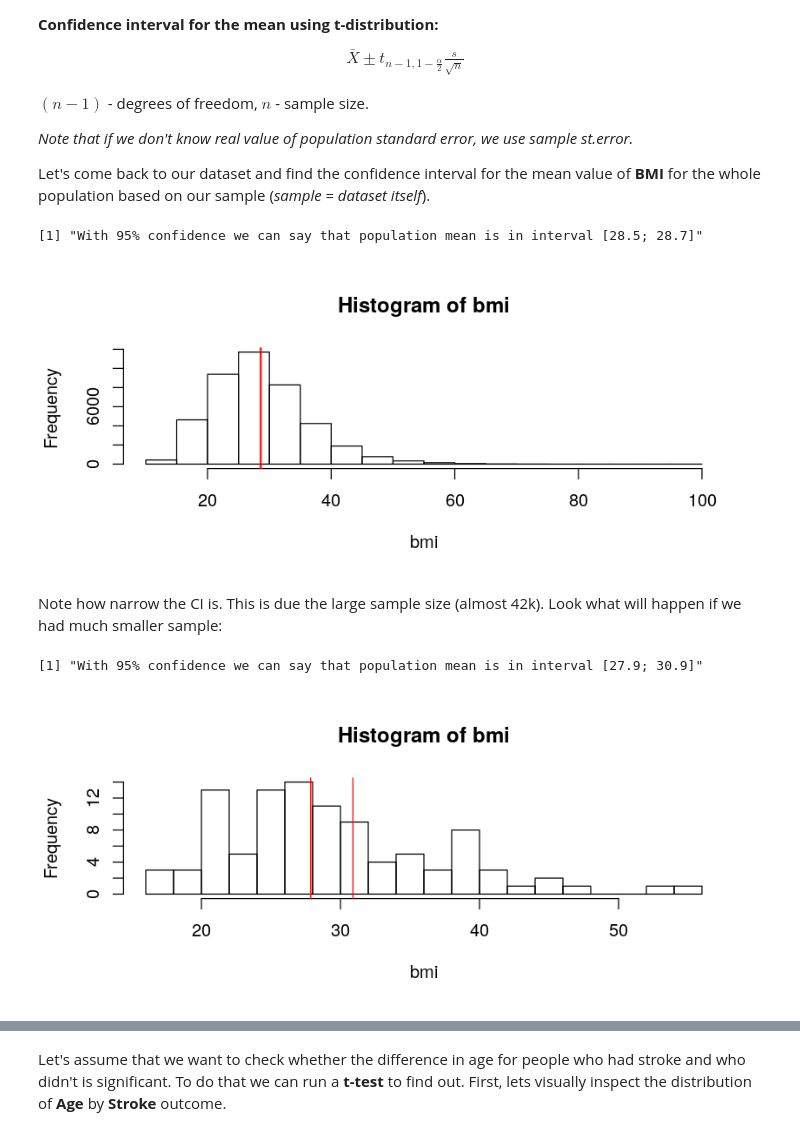
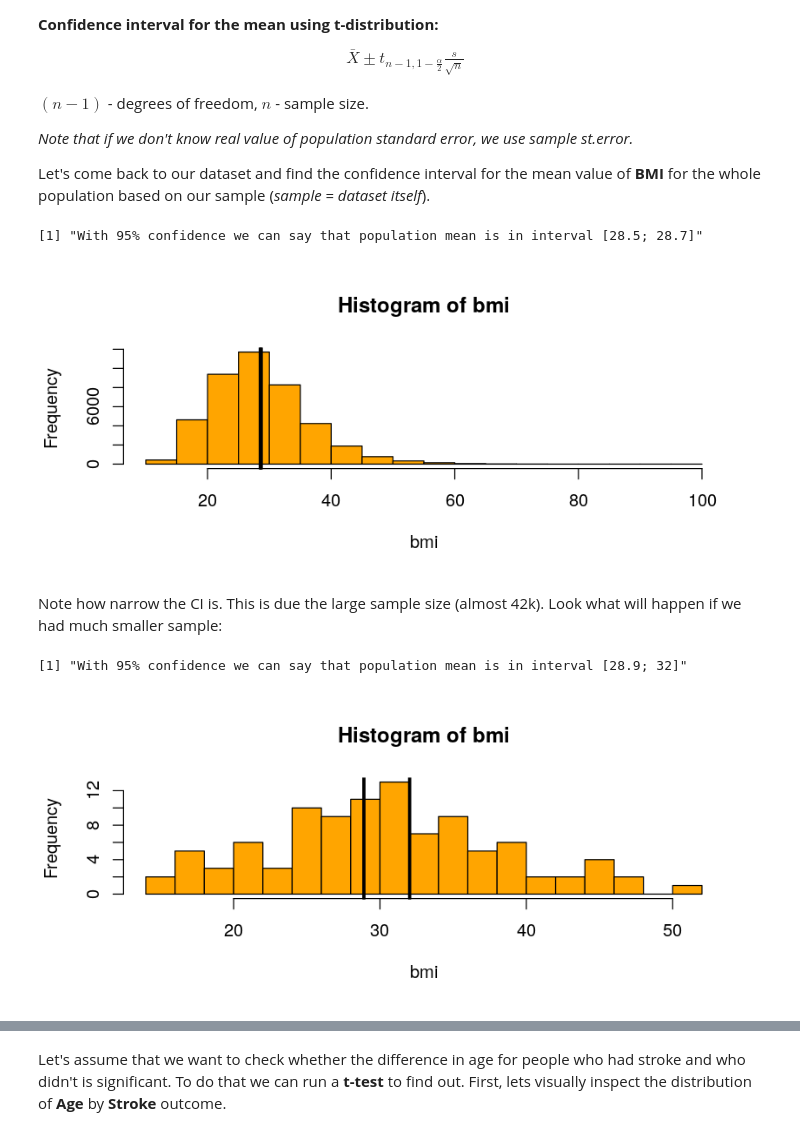
Before and after one commit to ahmetgunduz/biostatistics-in-r, a Jupyter notebook: biostatistics_pt2.ipynb, the cells around one changed output, grey strips where cells are left out. Saved outputs shown, nothing was run; the diff lists cells and outputs as text; code cells hidden in the pictures.

```diff
--- a/biostatistics_pt2.ipynb
+++ b/biostatistics_pt2.ipynb
@@ -245,34 +250,34 @@ t_score <- qt(1-alpha/2, n-1)
 lower <- X_bar - t_score * s / sqrt(n)
 upper <- X_bar + t_score * s / sqrt(n)
 
-hist(bmi, breaks = 25)
-abline(v=lower, col="red")
-abline(v=upper, col="red")
+hist(bmi, breaks = 25, col="orange")
+abline(v=lower, lwd = 3)
+abline(v=upper, lwd = 3)
 print(paste0("With 95% confidence we can say that population mean is in interval [", round(lower,1), "; ", round(upper,1), "]"))
 # %% [output]
 [1] "With 95% confidence we can say that population mean is in interval [28.5; 28.7]"
-[figure, old version]
+[figure, new version]
 # %% [markdown]
 Note how narrow the CI is. This is due the large sample size (almost 42k). Look what will happen if we had much smaller sample:
 # %%
 bmi <- Stroke_Data$bmi
 bmi <- sample(bmi, size = 100, replace = F) # keep just 100 observations
 X_bar <- mean(bmi)
 sigma <- sd(bmi)
 n <- length(bmi)
 alpha = 0.05
 t_score <- qt(1-alpha/2, n-1)
 
 lower <- X_bar - t_score * sigma / sqrt(n)
 upper <- X_bar + t_score * sigma / sqrt(n)
 
-hist(bmi, breaks = 25)
-abline(v=lower, col="red")
-abline(v=upper, col="red")
+hist(bmi, breaks = 25, col="orange")
+abline(v=lower, lwd = 3)
+abline(v=upper, lwd = 3)
 print(paste0("With 95% confidence we can say that population mean is in interval [", round(lower,1), "; ", round(upper,1), "]"))
 # %% [output]
-[1] "With 95% confidence we can say that population mean is in interval [27.9; 30.9]"
+[1] "With 95% confidence we can say that population mean is in interval [28.9; 32]"
-[figure, old version]
+[figure, new version]
 # %% [markdown]
 #### Couple of words about t-distribution
 
```
Also changed, not shown: parts of 35 cells of this notebook.
